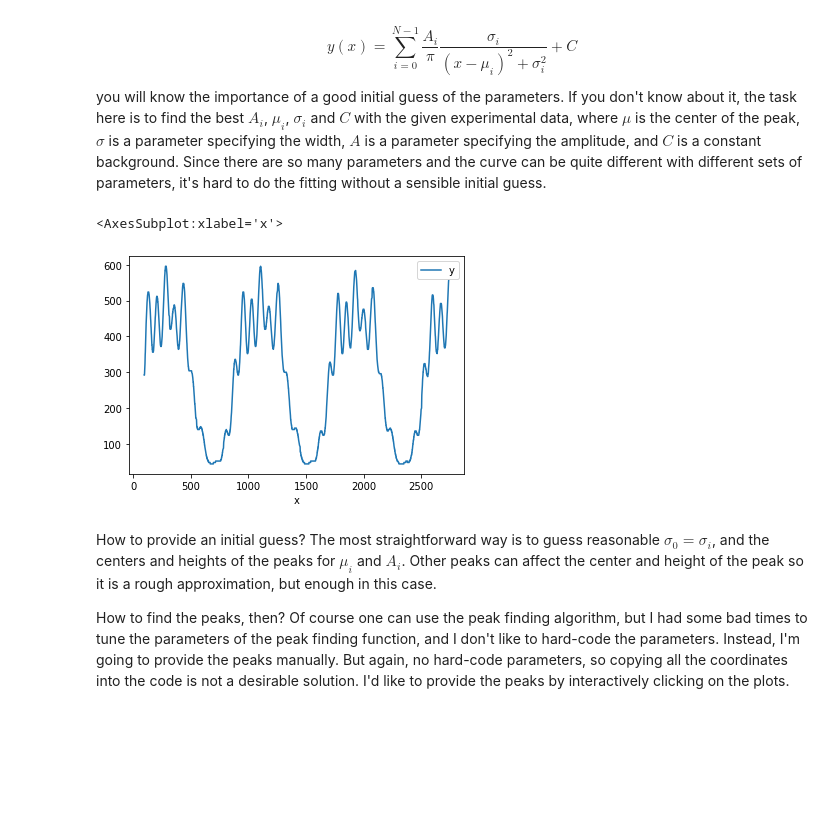
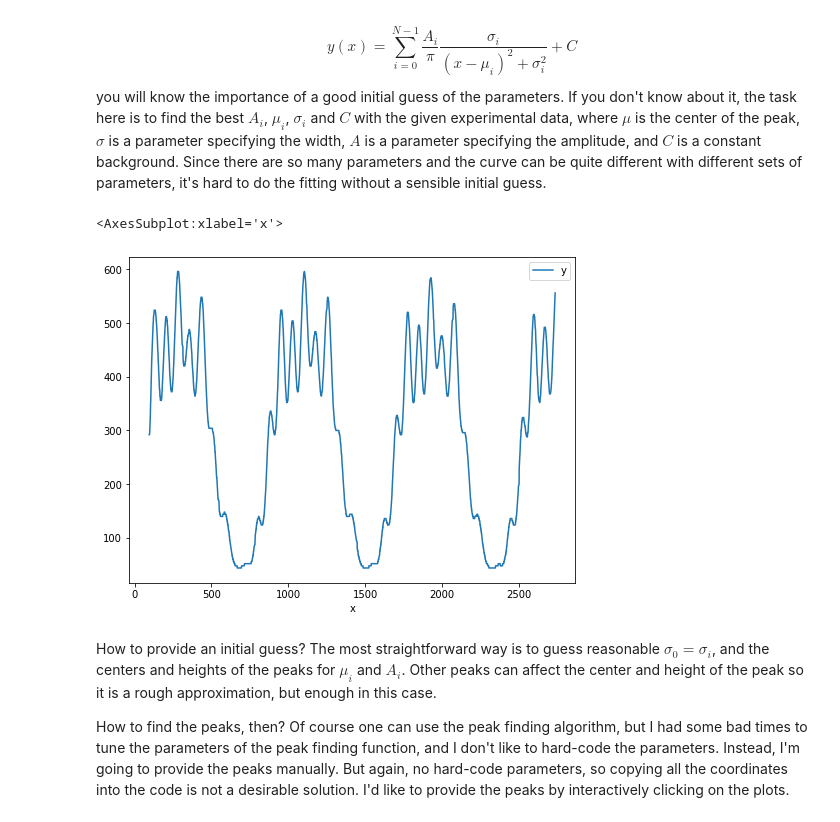
Before and after one commit to AllanChain/jlab-demo-interactive-fitting, a Jupyter notebook: zeeman.ipynb, the cells around one changed output. Drawn from its saved outputs; the diff is of its cells as text; code cells hidden in the pictures; blank space fills up the shorter version.

Commit message:
adjust image size

```diff
--- a/zeeman.ipynb
+++ b/zeeman.ipynb
@@ -31,10 +31,10 @@ def read_table(data_file):
         names=["x", "y"],
     )
 # %%
-read_table(data_file).plot("x", "y")
+read_table(data_file).plot("x", "y", figsize=(8, 6))
 # %% [output]
 <AxesSubplot:xlabel='x'>
-[figure, old version]
+[figure, new version]
 # %% [markdown]
 How to provide an initial guess? The most straightforward way is to guess reasonable $\sigma_0 = \sigma_i$, and the centers and heights of the peaks for $\mu_i$ and $A_i$. Other peaks can affect the center and height of the peak so it is a rough approximation, but enough in this case.
 
```
